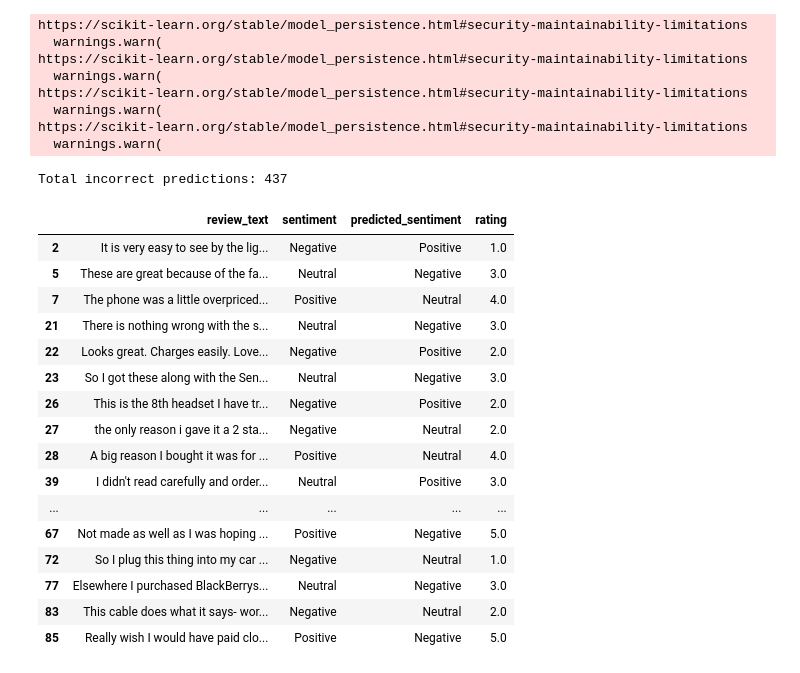
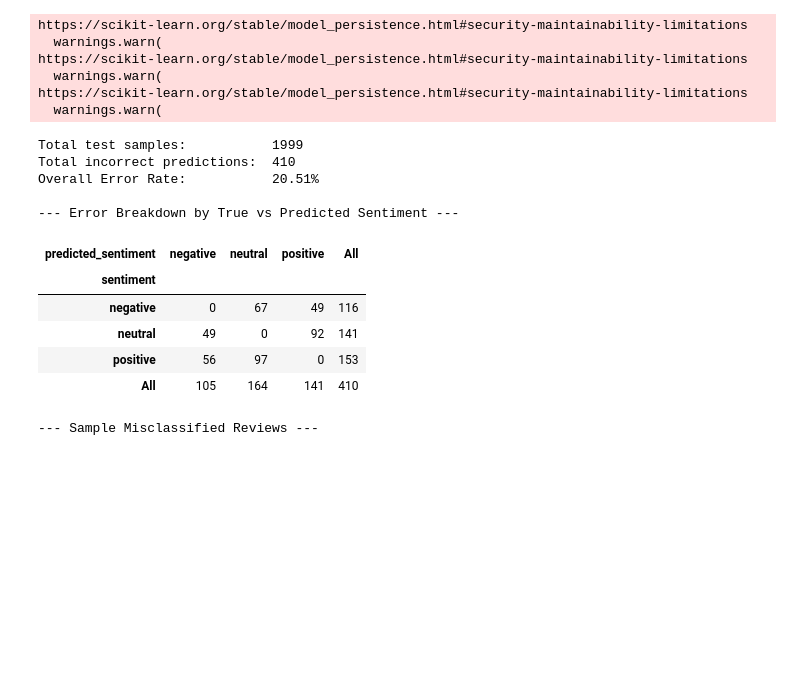
Before and after one commit to HimashMadushanka/Mobile-Review-Sentiment-Analysis, a Jupyter notebook: notebooks/09_Error_Analysis.ipynb, the cells around one changed output. Saved outputs shown, nothing was run; the diff lists cells and outputs as text; code cells hidden in the pictures; blank space fills up the shorter version.

Commit message:
all notebook arrange and clean

```diff
--- a/notebooks/09_Error_Analysis.ipynb
+++ b/notebooks/09_Error_Analysis.ipynb
@@ -2,74 +2,71 @@
 from pathlib import Path
 import pandas as pd
 import joblib
+from IPython.display import display
 
 ROOT = Path.cwd().parent if Path.cwd().name == "notebooks" else Path.cwd()
+DATA_DIR = ROOT / "data" / "processed"
+MODEL_DIR = ROOT / "models" / "traditional_ml"
 
-test_df = pd.read_csv(ROOT / "data" / "processed" / "test.csv")
+test_df = pd.read_csv(DATA_DIR / "test.csv")
+required_columns = {"clean_text", "sentiment"}
+missing_columns = required_columns - set(test_df.columns)
+if missing_columns:
+    raise ValueError(f"Test data is missing columns: {sorted(missing_columns)}")
 
-model = joblib.load(
-    ROOT / "models" / "traditional_ml" / "best_tfidf_model.joblib"
-)
+test_df["clean_text"] = test_df["clean_text"].fillna("").astype(str)
+test_df["sentiment"] = test_df["sentiment"].astype(str).str.strip().str.lower()
 
-test_df["predicted_sentiment"] = model.predict(
-    test_df["clean_text"]
+vectorizer = joblib.load(MODEL_DIR / "tfidf_vectorizer.joblib")
+model = joblib.load(MODEL_DIR / "best_tfidf_model.joblib")
+X_test = vectorizer.transform(test_df["clean_text"])
+test_df["predicted_sentiment"] = (
+    pd.Series(model.predict(X_test), index=test_df.index)
+    .astype(str).str.strip().str.lower()
 )
 
 errors = test_df[
     test_df["sentiment"] != test_df["predicted_sentiment"]
 ].copy()
 
 print("Total test samples:          ", len(test_df))
 print("Total incorrect predictions: ", len(errors))
 print(f"Overall Error Rate:           {len(errors) / len(test_df):.2%}")
 
 print("\n--- Error Breakdown by True vs Predicted Sentiment ---")
 error_matrix = pd.crosstab(
     errors["sentiment"],
     errors["predicted_sentiment"],
     margins=True
 )
 display(error_matrix)
 
 if "rating" in errors.columns:
     print("\n--- Error Distribution Across Star Ratings ---")
     display(errors["rating"].value_counts().sort_index())
 
 print("\n--- Sample Misclassified Reviews ---")
-display(
-    errors[
-        [
-            "review_text",
-            "sentiment",
-            "predicted_sentiment",
-            "rating"
-        ]
-    ].head(20)
-)
+review_column = "text" if "text" in errors.columns else "clean_text"
+display_columns = [review_column, "sentiment", "predicted_sentiment"]
+if "rating" in errors.columns:
+    display_columns.append("rating")
+display(errors[display_columns].head(20))
 # %% [output]
 https://scikit-learn.org/stable/model_persistence.html#security-maintainability-limitations
   warnings.warn(
 https://scikit-learn.org/stable/model_persistence.html#security-maintainability-limitations
   warnings.warn(
 https://scikit-learn.org/stable/model_persistence.html#security-maintainability-limitations
   warnings.warn(
-https://scikit-learn.org/stable/model_persistence.html#security-maintainability-limitations
-  warnings.warn(
-Total incorrect predictions: 437
+Total test samples:           1999
+Total incorrect predictions:  410
+Overall Error Rate:           20.51%
+
+--- Error Breakdown by True vs Predicted Sentiment ---
-|  | review_text | sentiment | predicted_sentiment | rating |
-| 2 | It is very easy to see by the lig... | Negative | Positive | 1.0 |
-| 5 | These are great because of the fa... | Neutral | Negative | 3.0 |
-| 7 | The phone was a little overpriced... | Positive | Neutral | 4.0 |
-| 21 | There is nothing wrong with the s... | Neutral | Negative | 3.0 |
-| 22 | Looks great. Charges easily. Love... | Negative | Positive | 2.0 |
-| 23 | So I got these along with the Sen... | Neutral | Negative | 3.0 |
-| 26 | This is the 8th headset I have tr... | Negative | Positive | 2.0 |
-| 27 | the only reason i gave it a 2 sta... | Negative | Neutral | 2.0 |
-| 28 | A big reason I bought it was for ... | Positive | Neutral | 4.0 |
-| 39 | I didn't read carefully and order... | Neutral | Positive | 3.0 |
-| ... | ... | ... | ... | ... |
-| 67 | Not made as well as I was hoping ... | Positive | Negative | 5.0 |
-| 72 | So I plug this thing into my car ... | Negative | Neutral | 1.0 |
-| 77 | Elsewhere I purchased BlackBerrys... | Neutral | Negative | 3.0 |
-| 83 | This cable does what it says- wor... | Negative | Neutral | 2.0 |
-| 85 | Really wish I would have paid clo... | Positive | Negative | 5.0 |
+| predicted_sentiment | negative | neutral | positive | All |
+| sentiment |  |  |  |  |
+| negative | 0 | 67 | 49 | 116 |
+| neutral | 49 | 0 | 92 | 141 |
+| positive | 56 | 97 | 0 | 153 |
+| All | 105 | 164 | 141 | 410 |
+--- Sample Misclassified Reviews ---
```
Also changed, not shown: parts of 1 cell of this notebook, 14 other files.
